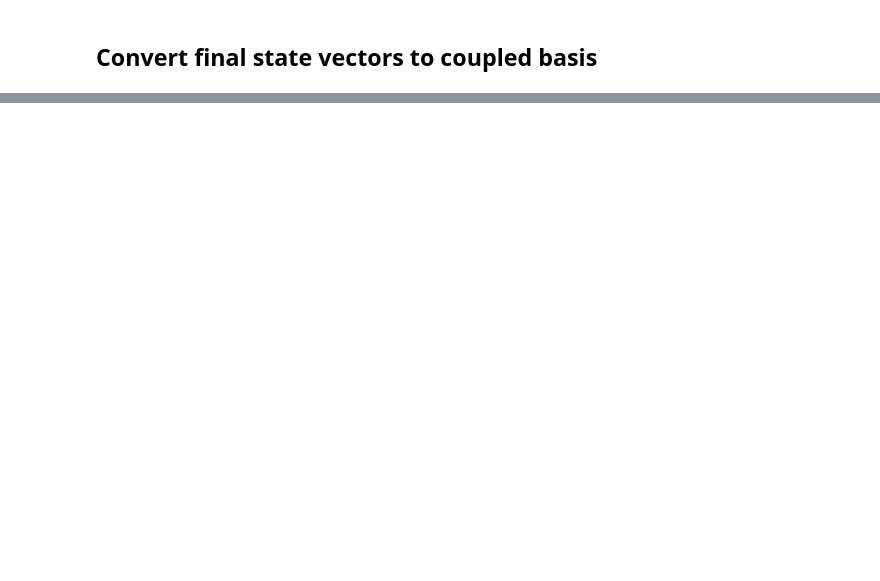
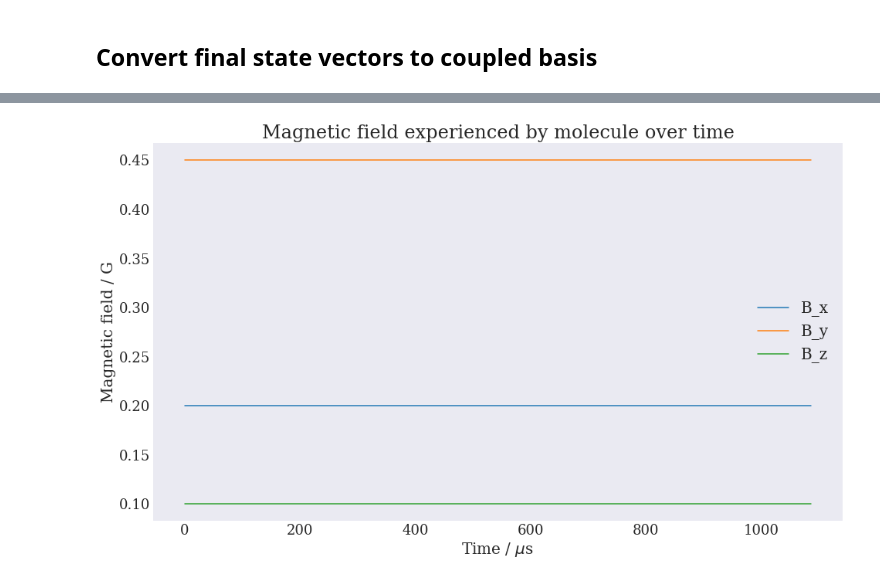
Before and after one commit to otimgren/centrex-state-prep, a Jupyter notebook: examples/State evolution for experimental testing of SPA.ipynb, the cells around one changed output, grey strips where cells are left out. Saved outputs shown, nothing was run; the diff lists cells and outputs as text; code cells hidden in the pictures; blank space fills up the shorter version.

```diff
--- a/examples/State evolution for experimental testing of SPA.ipynb
+++ b/examples/State evolution for experimental testing of SPA.ipynb
@@ -170,0 +158,9 @@ final_state_triplet_p.make_real().print_state()
+# %%
+#B = np.array((0,0,1e-3))
+B = np.array((0.2,0.45,0.1))
+#B = np.array((0,0,1))
+magnetic_field = MagneticField(lambda R: np.repeat(B.reshape(3,1),R.shape[1], axis = 1))
+
+magnetic_field.plot(trajectory)
+# %% [output]
+[figure, added]
```
Also changed, not shown: parts of 50 cells of this notebook, 2 other files.
